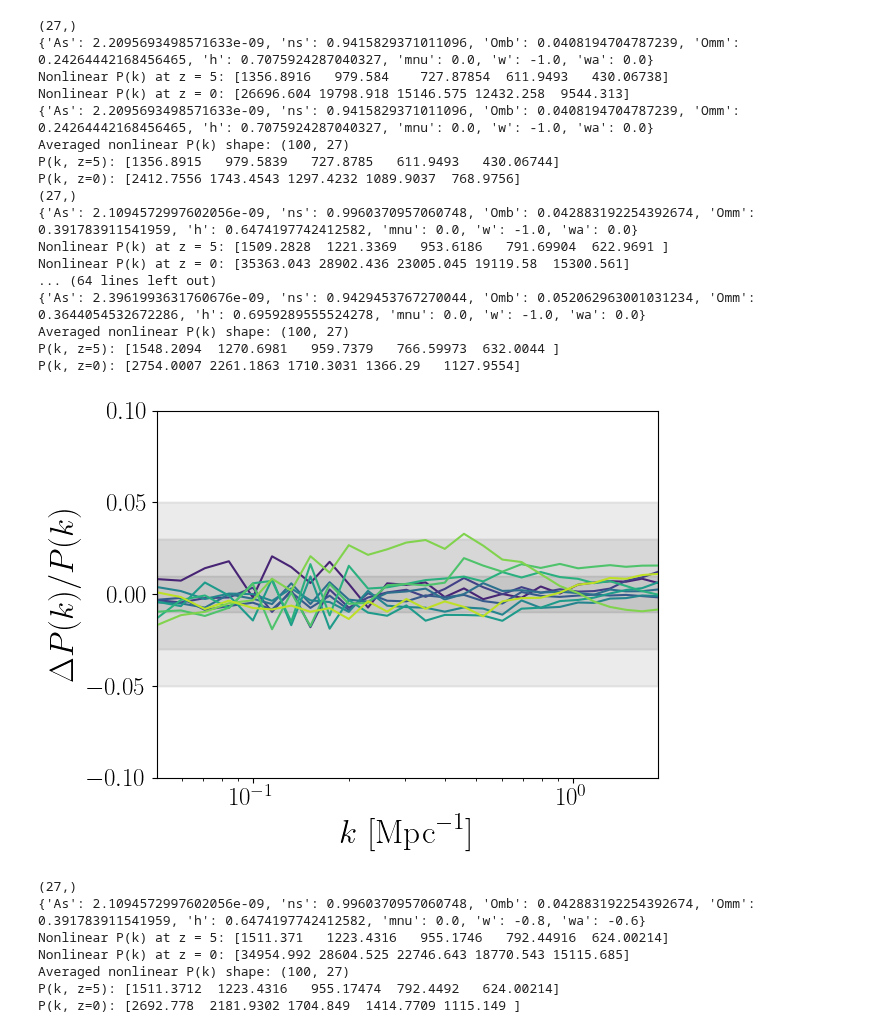
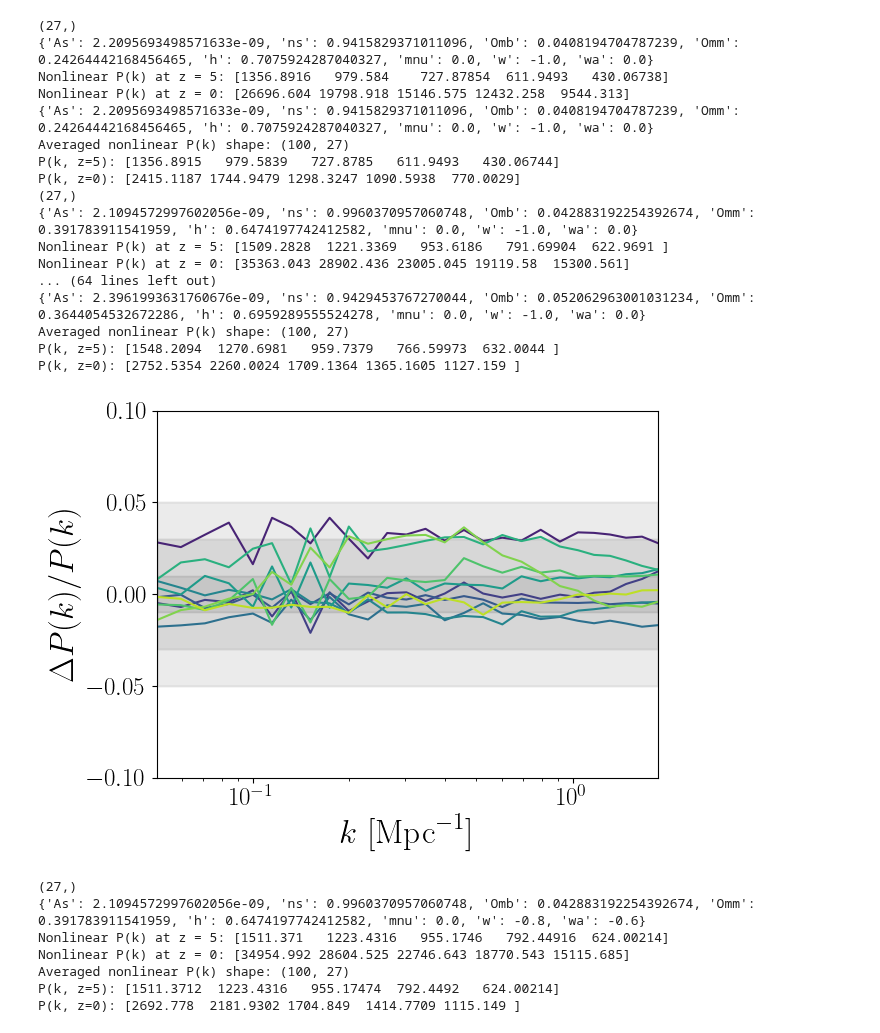
Before and after one commit to pltaylor16/odd_emu, a Jupyter notebook: new_approach_2/results.ipynb, the cells around one changed output. Cells and saved outputs as stored; diff of their text form; code cells hidden in the pictures.

```diff
--- a/new_approach_2/results.ipynb
+++ b/new_approach_2/results.ipynb
@@ -382,9 +382,8 @@ for j in range(10):
         return 100.0 * h * jnp.sqrt(Ez2)
 
     def rho_m_func(z):
-        Hz = Hz_func(z)
-        rho_crit = 3 * Hz**2 / (8 * jnp.pi * G)
-        return Omm * rho_crit
+        rho_crit = 3 * (100.0 * h)**2. / (8 * jnp.pi * G)
+        return Omm * rho_crit * (1+z) ** 3.
 
     # --- Load normalization ---
     data_dir = "/srv/scratch3/taylor.4264/odd_emu/production_run_logpk/merged/"
@@ -470,36 +469,36 @@ for j in range(10):
 
     #plt.axhspan(-0.02, 0.02, color='gray', alpha=0.3, zorder=0)
     plt.axhspan(-0.05, 0.05, color='gray', alpha=0.01, zorder=0)
     plt.axhspan(-0.03, 0.03, color='gray', alpha=0.01, zorder=0)
     plt.axhspan(-0.01, 0.01, color='gray', alpha=0.02, zorder=0)
     #plt.axhspan(-0.01, 0.01, color='gray', alpha=0.3, zorder=0)
 
 
     # --- Set shared x-limits ---
     plt.xlim(k.min(), k.max())
     plt.ylim(-0.1,0.1)
 
 plt.tight_layout()
 plt.savefig('plots/error.pdf')
 # %% [output]
 (27,)
 {'As': 2.2095693498571633e-09, 'ns': 0.9415829371011096, 'Omb': 0.0408194704787239, 'Omm': 0.24264442168456465, 'h': 0.7075924287040327, 'mnu': 0.0, 'w': -1.0, 'wa': 0.0}
 Nonlinear P(k) at z = 5: [1356.8916   979.584    727.87854  611.9493   430.06738]
 Nonlinear P(k) at z = 0: [26696.604 19798.918 15146.575 12432.258  9544.313]
 {'As': 2.2095693498571633e-09, 'ns': 0.9415829371011096, 'Omb': 0.0408194704787239, 'Omm': 0.24264442168456465, 'h': 0.7075924287040327, 'mnu': 0.0, 'w': -1.0, 'wa': 0.0}
 Averaged nonlinear P(k) shape: (100, 27)
 P(k, z=5): [1356.8915   979.5839   727.8785   611.9493   430.06744]
-P(k, z=0): [2412.7556 1743.4543 1297.4232 1089.9037  768.9756]
+P(k, z=0): [2415.1187 1744.9479 1298.3247 1090.5938  770.0029]
 (27,)
 {'As': 2.1094572997602056e-09, 'ns': 0.9960370957060748, 'Omb': 0.042883192254392674, 'Omm': 0.391783911541959, 'h': 0.6474197742412582, 'mnu': 0.0, 'w': -1.0, 'wa': 0.0}
 Nonlinear P(k) at z = 5: [1509.2828  1221.3369   953.6186   791.69904  622.9691 ]
 Nonlinear P(k) at z = 0: [35363.043 28902.436 23005.045 19119.58  15300.561]
 ... (64 lines left out)
 {'As': 2.3961993631760676e-09, 'ns': 0.9429453767270044, 'Omb': 0.052062963001031234, 'Omm': 0.3644054532672286, 'h': 0.6959289555524278, 'mnu': 0.0, 'w': -1.0, 'wa': 0.0}
 Averaged nonlinear P(k) shape: (100, 27)
 P(k, z=5): [1548.2094  1270.6981   959.7379   766.59973  632.0044 ]
-P(k, z=0): [2754.0007 2261.1863 1710.3031 1366.29   1127.9554]
+P(k, z=0): [2752.5354 2260.0024 1709.1364 1365.1605 1127.159 ]
-[figure, old version]
+[figure, new version]
 # %%
 import numpy as np
 from cosmopower_jax.cosmopower_jax import CosmoPowerJAX
```
Also changed, not shown: parts of 1 cell of this notebook.
